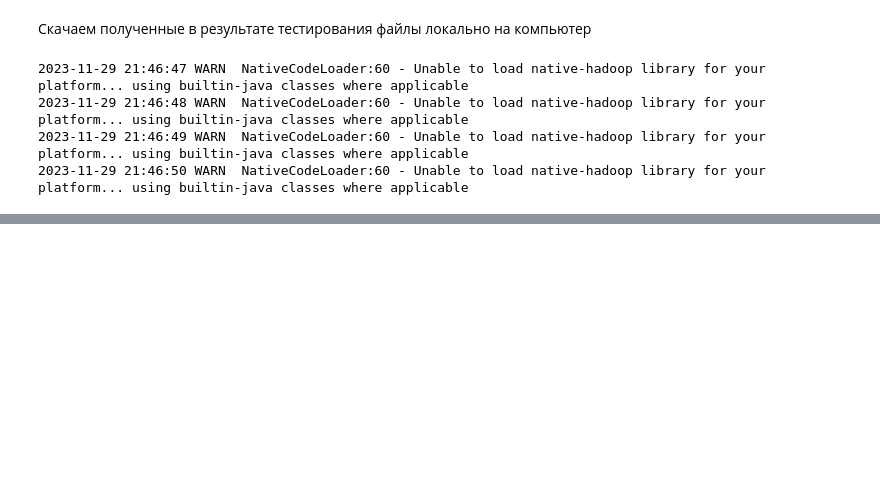
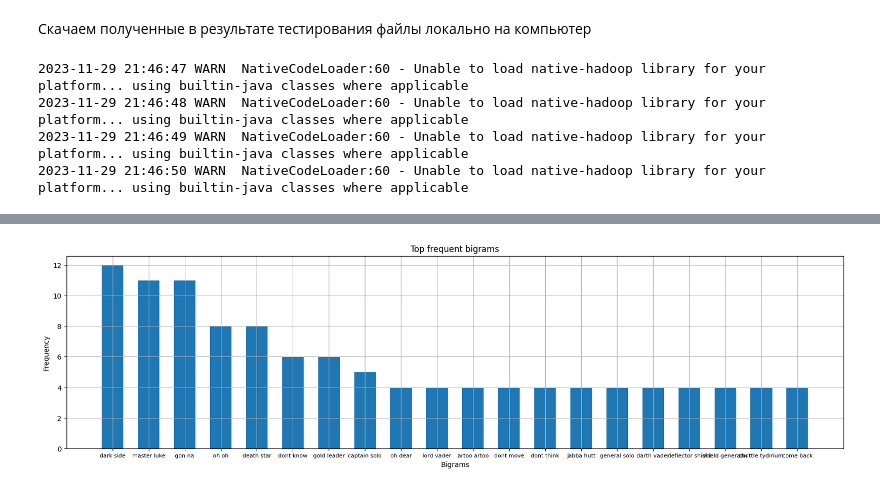
Before and after one commit to diffitask/big-data-ml-course, a Jupyter notebook: homeworks/hw-1/block-2/block-2.ipynb, the cells around one changed output, grey strips where cells are left out. Cells and saved outputs as stored; diff of their text form; code cells hidden in the pictures; blank space fills up the shorter version.

```diff
--- a/homeworks/hw-1/block-2/block-2.ipynb
+++ b/homeworks/hw-1/block-2/block-2.ipynb
@@ -652,0 +987,4 @@ Removing temp directory /tmp/longest_character_phrase.root.20231129.184602.40524
+# %%
+results_bigram_graphic(t3_local_res_e6)
+# %% [output]
+[figure, added]
```
Also changed, not shown: parts of 45 cells of this notebook.
